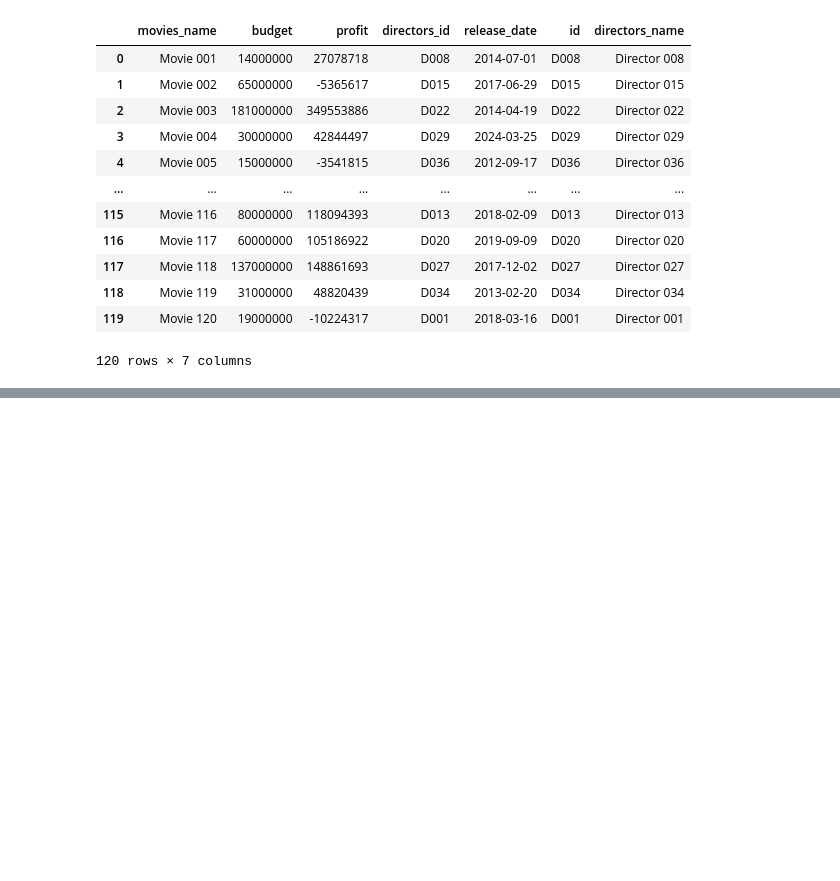
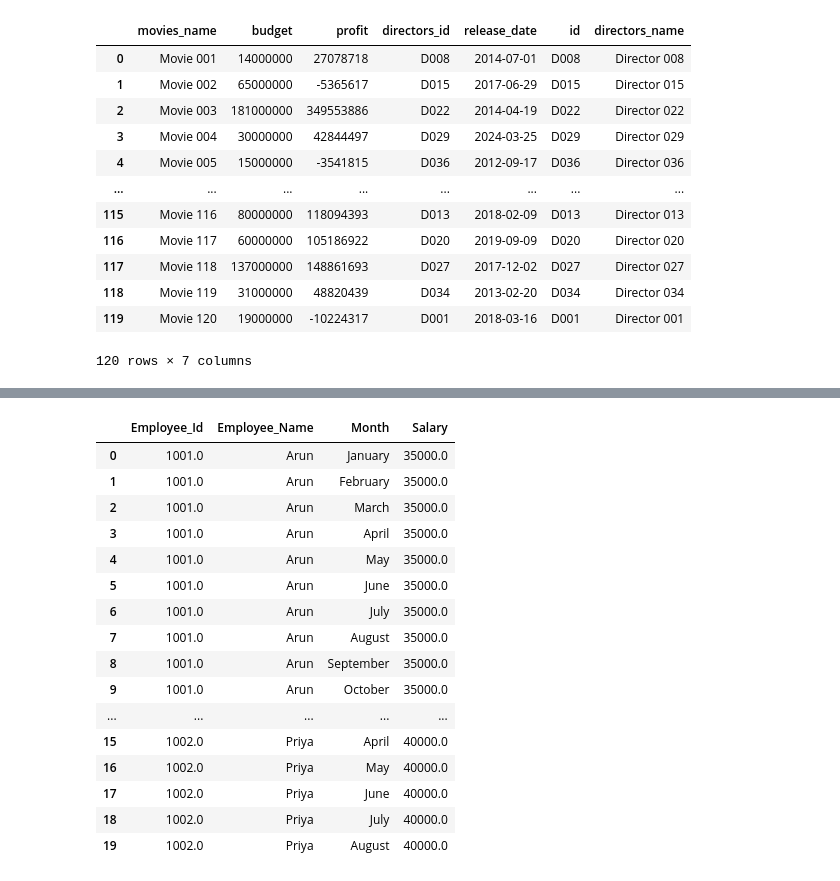
Before and after one commit to naveenkumar702353-hash/data_analysis_practice, a Jupyter notebook: movies_data_analysis.ipynb, the cells around one changed output, grey strips where cells are left out. Saved outputs shown, nothing was run; the diff lists cells and outputs as text; code cells hidden in the pictures; blank space fills up the shorter version.

```diff
--- a/movies_data_analysis.ipynb
+++ b/movies_data_analysis.ipynb
@@ -99,0 +468,5 @@ Name: budget, Length: 120, dtype: int64
+# %%
+avg_salary = df.groupby("Employee_Name")["Salary"].transform("mean")
+
+df["Salary"] = df["Salary"].fillna(avg_salary)
+df["Salary"].head(20)
@@ -99,0 +491,22 @@ Name: budget, Length: 120, dtype: int64
+# %%
+df["Employee_Id"] = df["Employee_Id"].ffill().bfill()
+df["Employee_Name"] = df["Employee_Name"].ffill().bfill()
+df.head(20)
+# %% [output]
+|  | Employee_Id | Employee_Name | Month | Salary |
+| 0 | 1001.0 | Arun | January | 35000.0 |
+| 1 | 1001.0 | Arun | February | 35000.0 |
+| 2 | 1001.0 | Arun | March | 35000.0 |
+| 3 | 1001.0 | Arun | April | 35000.0 |
+| 4 | 1001.0 | Arun | May | 35000.0 |
+| 5 | 1001.0 | Arun | June | 35000.0 |
+| 6 | 1001.0 | Arun | July | 35000.0 |
+| 7 | 1001.0 | Arun | August | 35000.0 |
+| 8 | 1001.0 | Arun | September | 35000.0 |
+| 9 | 1001.0 | Arun | October | 35000.0 |
+| ... | ... | ... | ... | ... |
+| 15 | 1002.0 | Priya | April | 40000.0 |
+| 16 | 1002.0 | Priya | May | 40000.0 |
+| 17 | 1002.0 | Priya | June | 40000.0 |
+| 18 | 1002.0 | Priya | July | 40000.0 |
+| 19 | 1002.0 | Priya | August | 40000.0 |
```
Also changed, not shown: parts of 55 cells of this notebook.
